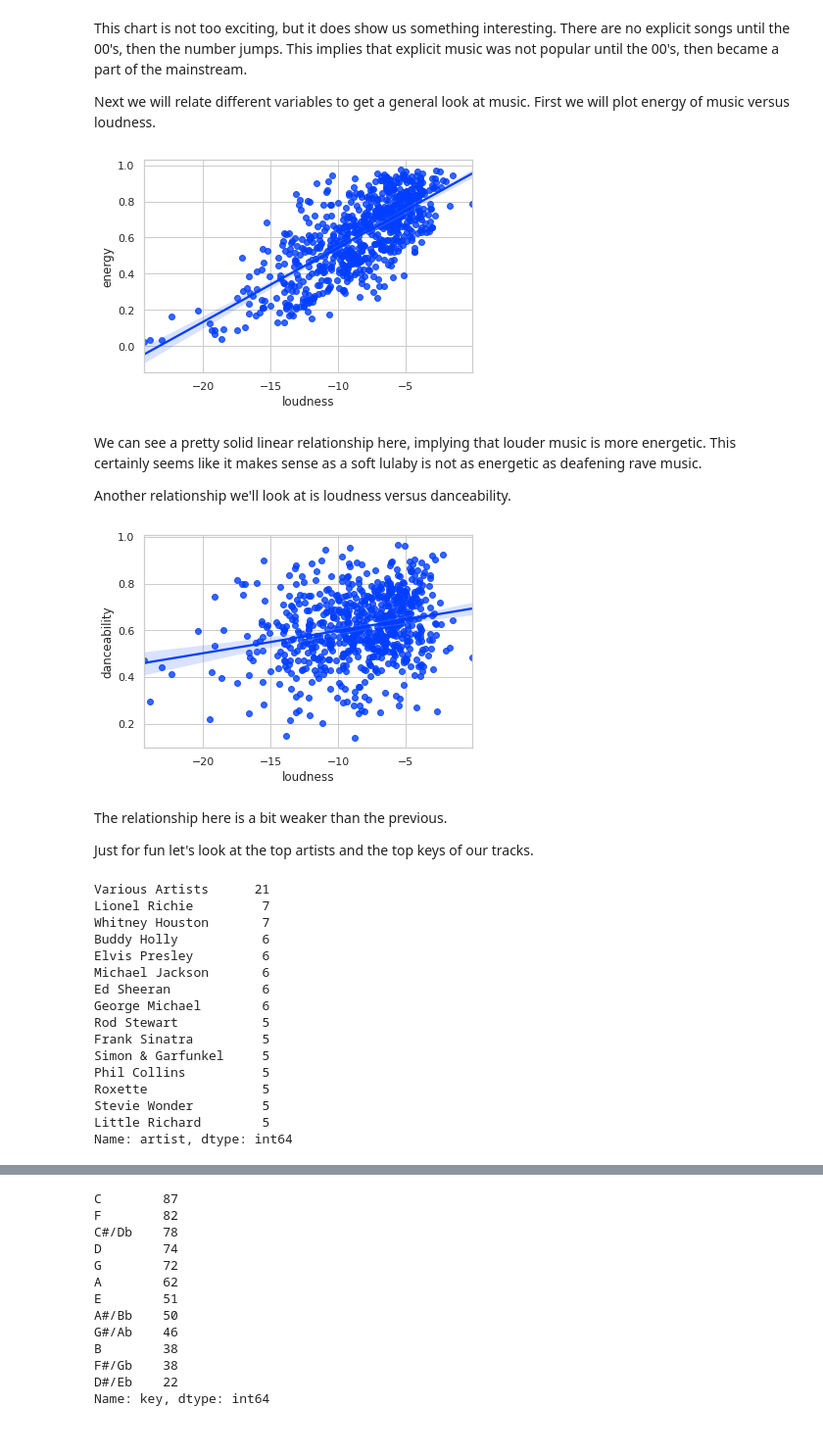
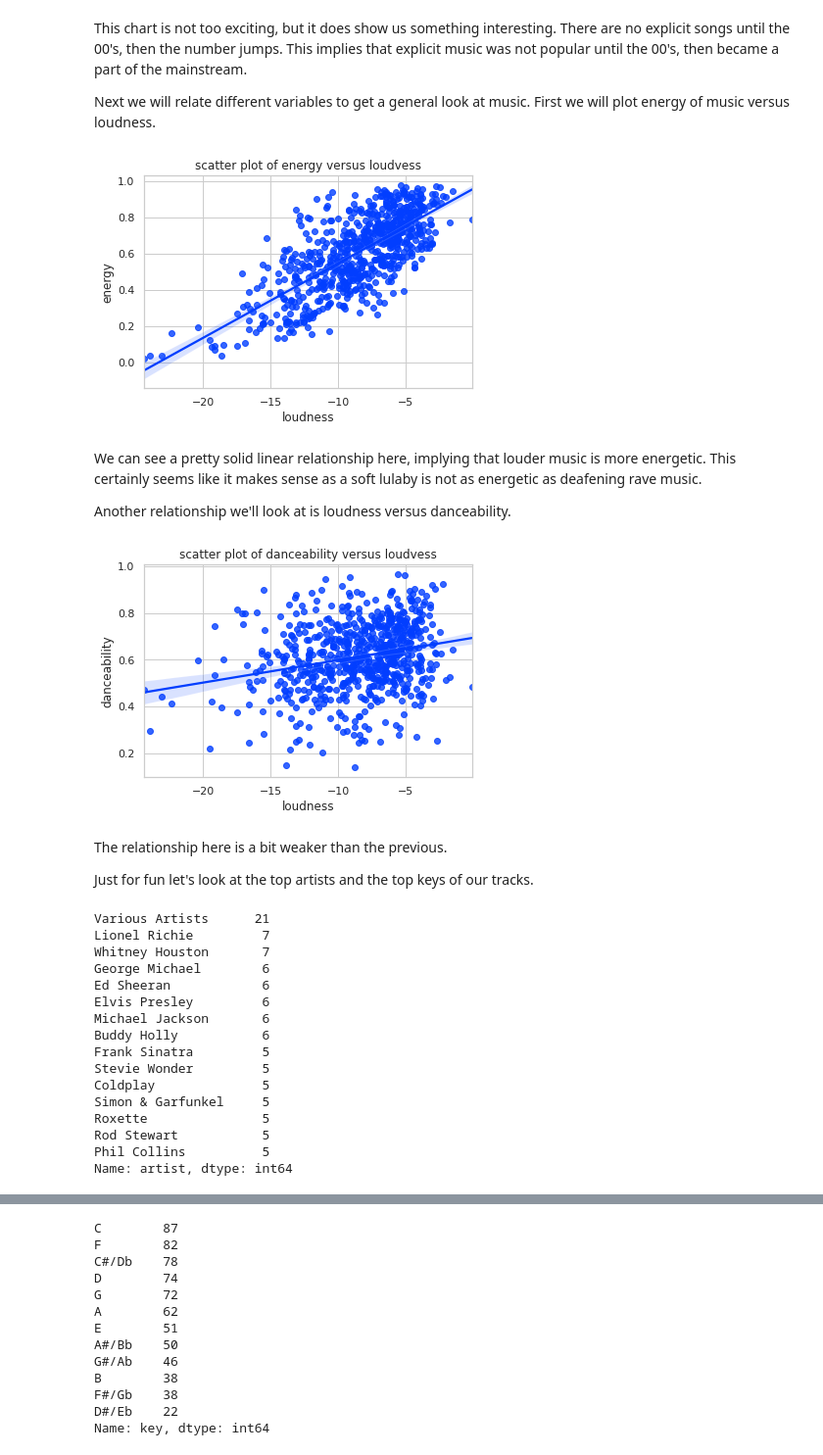
Before and after one commit to maximusprime742/final-tutorial, a Jupyter notebook: Final Tutorial.ipynb, the cells around one changed output, grey strips where cells are left out. Shown at 98% size. Saved outputs shown, nothing was run; the diff lists cells and outputs as text; code cells hidden in the pictures.

```diff
--- a/Final Tutorial.ipynb
+++ b/Final Tutorial.ipynb
@@ -122,7 +111,9 @@ We want this data looking nice before we start graphing it, so we need to clean
 # %%
-df['duration_ms'] = df['duration_ms'].astype('float').div(60000)
+df['duration_ms'] = df['duration_ms'].astype('float').div(60000) # change duration to minutes
 df.rename(columns={'duration_ms' : 'duration_min'}, inplace=True)
+
 df['popularity'] = df['popularity'].astype(float)
+df['instrumentalness'] = df['instrumentalness'].astype(float)
 
 display(df)
 # %% [output]
@@ -218,17 +225,19 @@ This chart is not too exciting, but it does show us something interesting. There
 
 Next we will relate different variables to get a general look at music. First we will plot energy of music versus loudness.
 # %%
+plt.title('scatter plot of energy versus loudvess')
 ax = sns.regplot(x=df['loudness'], y=df['energy'])
 # %% [output]
-[figure, old version]
+[figure, new version]
 # %% [markdown]
 We can see a pretty solid linear relationship here, implying that louder music is more energetic. This certainly seems like it makes sense as a soft lulaby is not as energetic as deafening rave music.
 
 Another relationship we'll look at is loudness versus danceability.
 # %%
+plt.title('scatter plot of danceability versus loudvess')
 ax = sns.regplot(x=df['loudness'], y=df['danceability'])
 # %% [output]
-[figure, old version]
+[figure, new version]
 # %% [markdown]
 The relationship here is a bit weaker than the previous.
 
@@ -239,16 +248,16 @@ df['artist'].value_counts().head(15)
 Various Artists      21
 Lionel Richie         7
 Whitney Houston       7
-Buddy Holly           6
+George Michael        6
+Ed Sheeran            6
 Elvis Presley         6
 Michael Jackson       6
-Ed Sheeran            6
-George Michael        6
+Buddy Holly           6
+Frank Sinatra         5
+Stevie Wonder         5
+Coldplay              5
+Simon & Garfunkel     5
+Roxette               5
 Rod Stewart           5
-Frank Sinatra         5
-Simon & Garfunkel     5
 Phil Collins          5
-Roxette               5
-Stevie Wonder         5
-Little Richard        5
 Name: artist, dtype: int64
```
Also changed, not shown: parts of 25 cells of this notebook, 1 other file.
